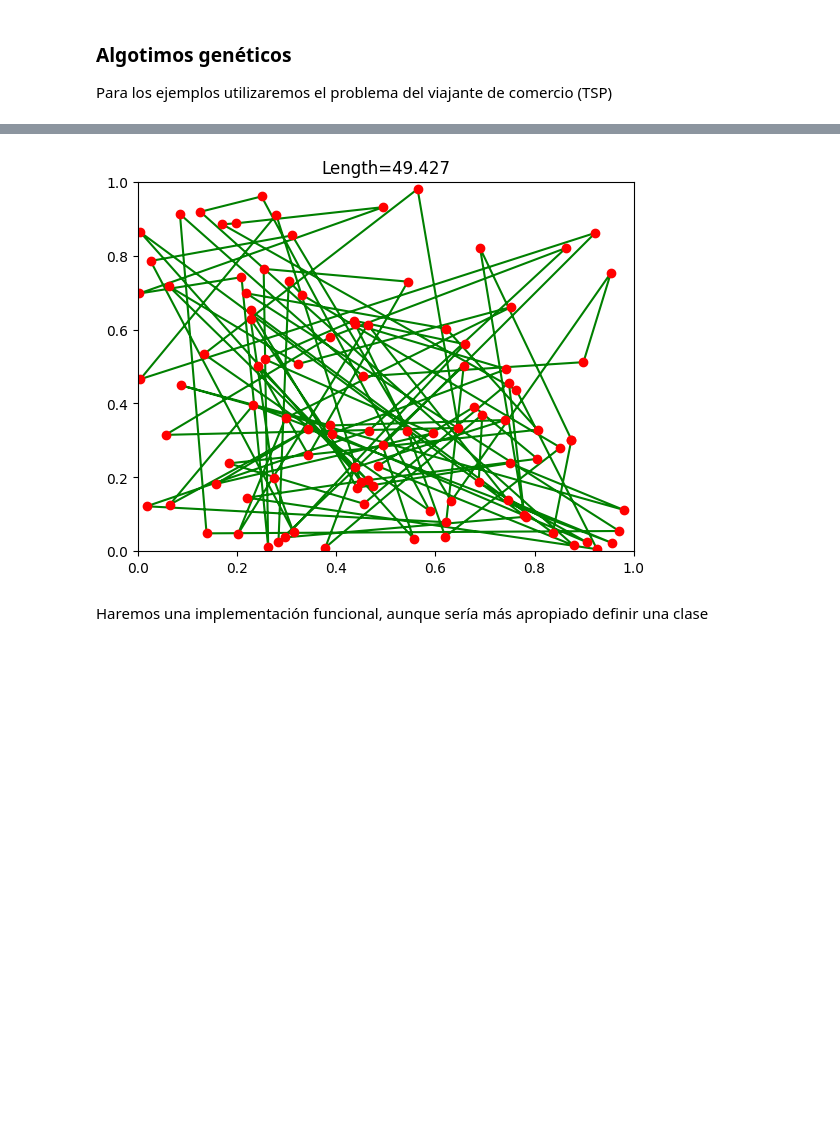
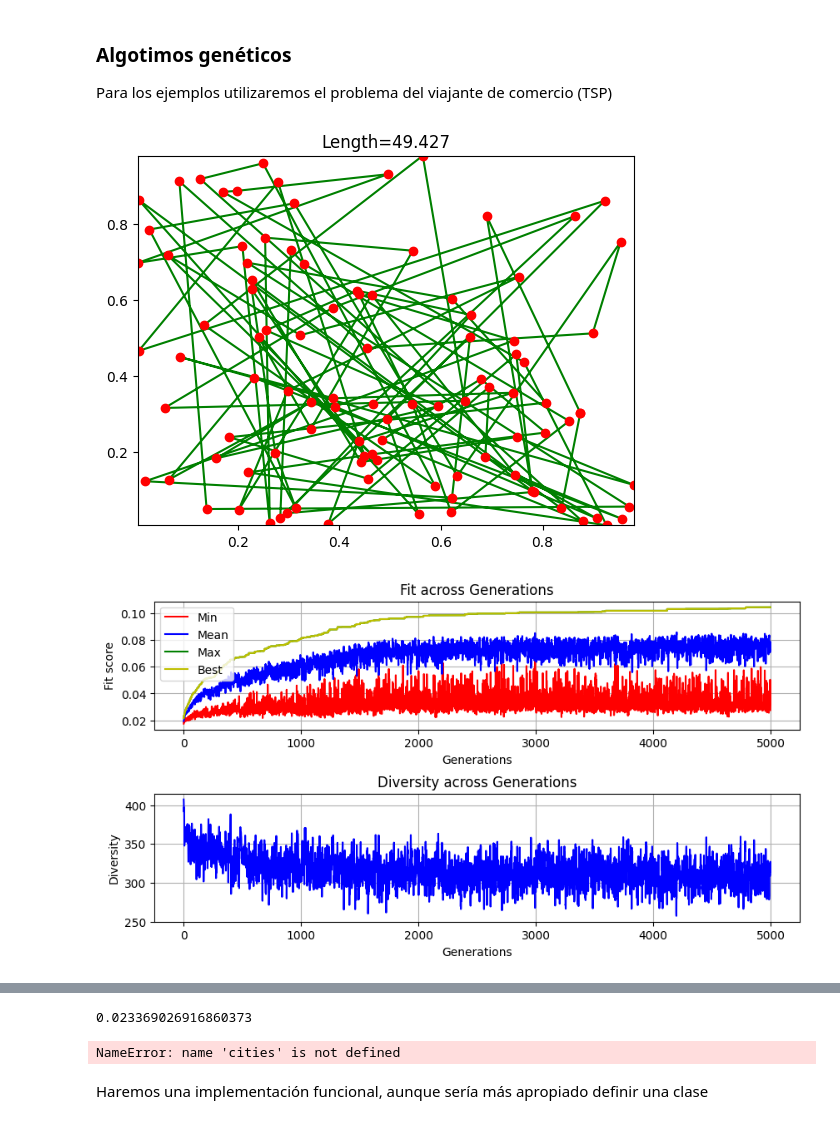
Before and after one commit to pedro-com/bioinspired-evo, a Jupyter notebook: AG alumno.ipynb, the cells around one changed output, grey strips where cells are left out. Drawn from its saved outputs; the diff is of its cells as text; code cells hidden in the pictures; blank space fills up the shorter version.

```diff
--- a/AG alumno.ipynb
+++ b/AG alumno.ipynb
@@ -37,28 +37,33 @@ cities = [[0.8744058793117488, 0.30207179832703746], [0.6901572276474558, 0.8203
 
 def dist (x, y): # distancia euclídea
 	return ( (x[0]-y[0])**2 + (x[1]-y[1])**2 ) ** 0.5
 
 def globaldist (cities): # calcula la ditancia global de una solución
 	acum = 0.0
 	for i in range(len(cities)):
 		acum += dist(cities[i-1],cities[i]) # -1 is the last element
 	return acum
 
 def fit_cities (cities): # fitness para TSP
 	return 1 / (1+globaldist(cities))
 
-from src.evolutive import PermutationEvolutive
+from src.evolutive import PermutationEvolutive, plot_evolution
 
 draw(cities)
 evolution = PermutationEvolutive(
     alphabet=cities,
     n_individuals=100,
-    mutation="to-opt",
-    crossover="half-fixed",
-	average_mutation_rate=1,
-	T_selection=2,
-	elitist_individuals=0
+    mutation=["to-opt", "insert-gene", "swap-gene"],
+    crossover= "half-fixed",
+	T_selection=10,
+	p_crossover=0.7,
+	elitism=True,
+	use_multithread=False
 )
 
-optimized = evolution.evolve(fit=fit_cities, n_generations=10000)
-draw(optimized)
+results = evolution.evolve(fit=fit_cities, n_generations=5000)
+plot_evolution(results["evolution_dict"])
+draw(results["best"])
+# %% [output]
+[figure, added]
+[figure, added]
@@ -65,3 +71,7 @@ draw(optimized)
+# %%
+fit_cities(results["best"])
+# %% [output]
+0.023369026916860373
 # %%
 # draw a TSP solution
 
@@ -91,7 +101,7 @@ def draw (solution):
 
 draw(cities)
 # %% [output]
-[figure, removed]
+NameError: name 'cities' is not defined
 # %% [markdown]
 Haremos una implementación funcional, aunque sería más apropiado definir una clase
 # %%
```
Also changed, not shown: parts of 1 cell of this notebook, 7 other files.
